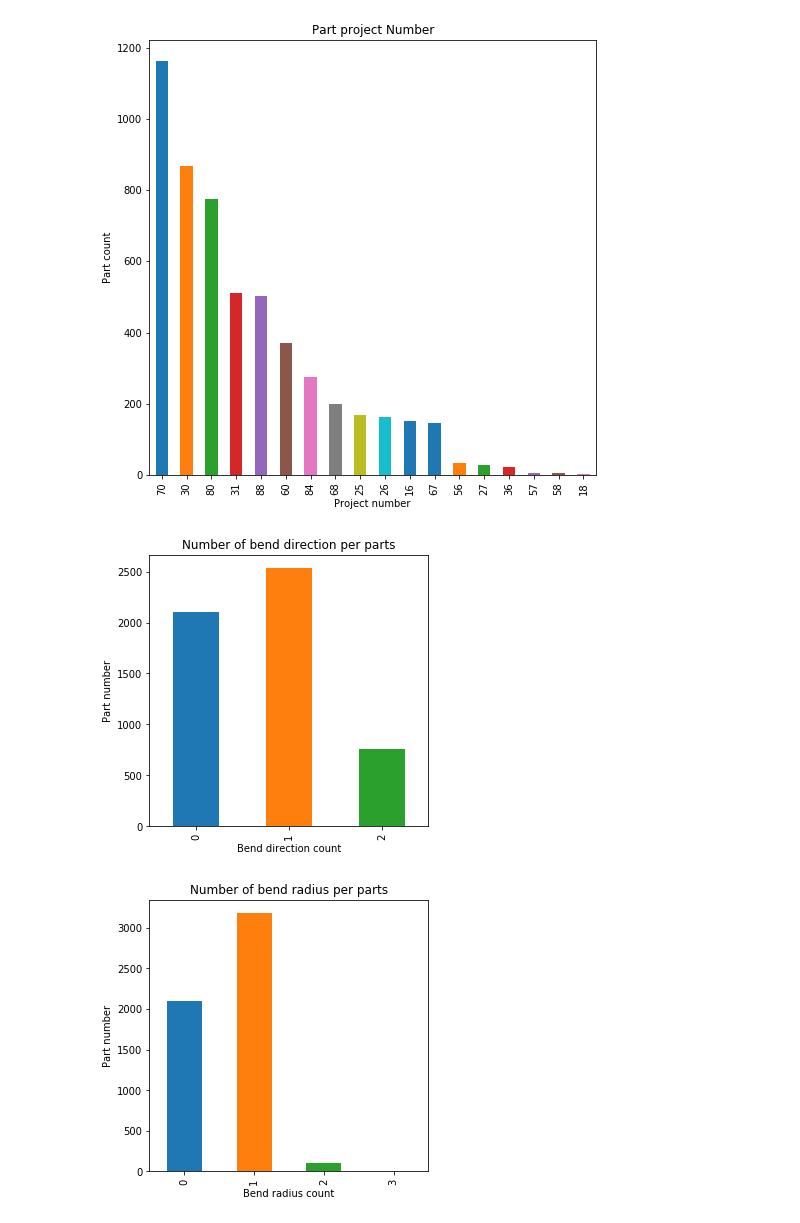
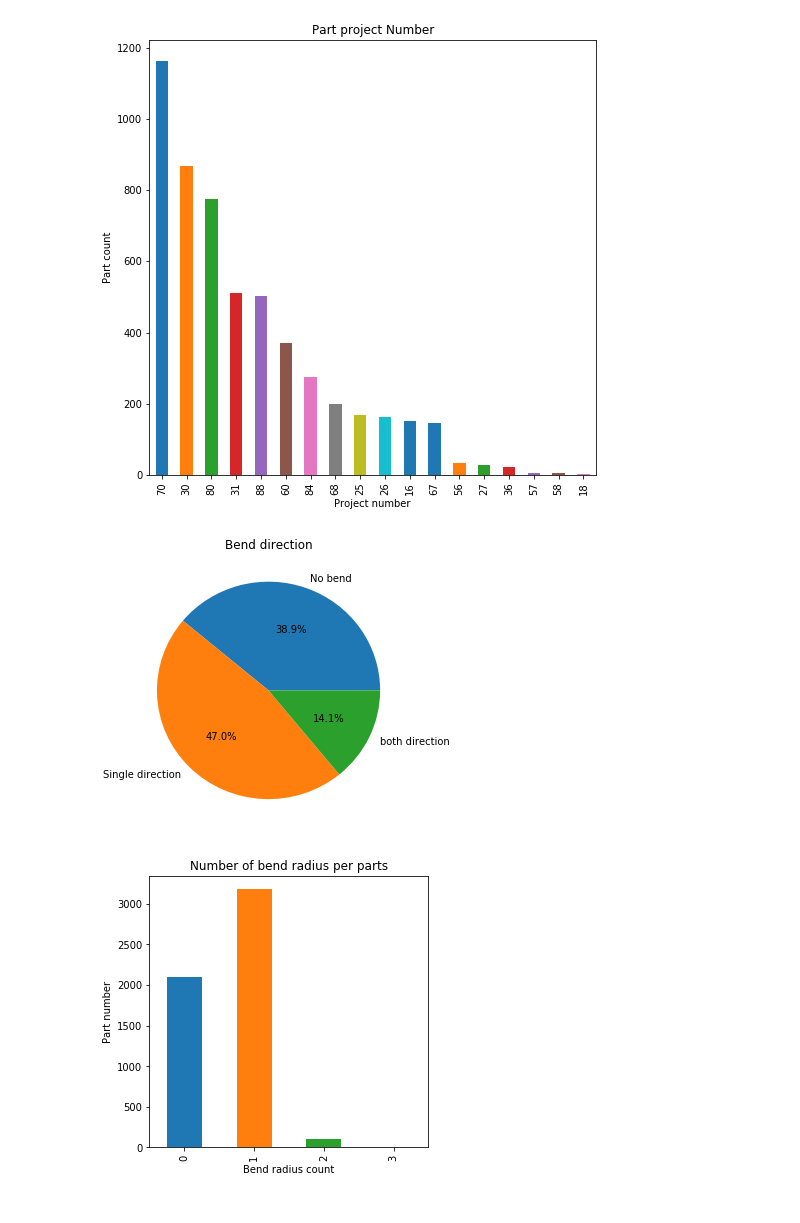
Before and after one commit to rudloffl/sheet-metal-cost-calculator, a Jupyter notebook: Y1 - Notebooks/B1 - data exploration.ipynb, the cells around one changed output. Saved outputs shown, nothing was run; the diff lists cells and outputs as text; code cells hidden in the pictures.

```diff
--- a/Y1 - Notebooks/B1 - data exploration.ipynb
+++ b/Y1 - Notebooks/B1 - data exploration.ipynb
@@ -742,3 +742,5 @@ dataset.head()
 | L1600610 | l1600610_flat1 | 3232.627930 | 1 | 0 | 439818.781250 | 439818.78125 | ... |
 | L1600620 | l1600620_flat1 | 2972.627930 | 1 | 0 | 394797.968750 | 394797.96875 | ... |
 5 rows × 674 columns
+# %%
+dataset['weight'] = dataset['minimum_rectangle_area'] * dataset['thickness'] * (7685 /1e9)
@@ -883,15 +900,3 @@ See the caveats in the documentation: http://pandas.pydata.org/pandas-docs/stabl
 # %%
 stats = Kset[['VOL_COST_CONVHULL', 'VOL_COST_RECTANGLE', 'VOL_COST_MPATTERN']].describe()
 #stats['VOL_COST_CONVHULL'].loc['std']
-# %%
-#Suppression of all the ouliers (Top 1 % bottom, 3% Top)
-if False:
-    for column in stats.columns.values:
-        mean = stats[column].loc['mean']
-        std = stats[column].loc['std']
-        low  = mean - 3 * std
-        high = mean + 3 * std
-        Kset = Kset[Kset[column] > low]
-        Kset = Kset[Kset[column] < high]
-
-Kset.shape
@@ -970,14 +973,16 @@ plt.show()
 # %%
 # Bend direction
 df = Kset.groupby('direction_count')['COART'].count()
 df = df.sort_index()
-df.plot.bar(figsize=(5,5))
-plt.title('Number of bend direction per parts')
-plt.xlabel('Bend direction count')
-plt.ylabel('Part number')
+df.plot.pie(figsize=(5,5), labels =['No bend', 'Single direction', "both direction"],
+                autopct='%1.1f%%'
+                          )
+plt.title('Bend direction')
+#plt.xlabel('Bend direction count')
+plt.ylabel('')
 plt.show()
 # %% [output]
-[figure, old version]
+[figure, new version]
 # %%
 # Bend direction
 df = Kset.groupby('radius_count')['COART'].count()
```
Also changed, not shown: parts of 25 cells of this notebook, 6 other files.
